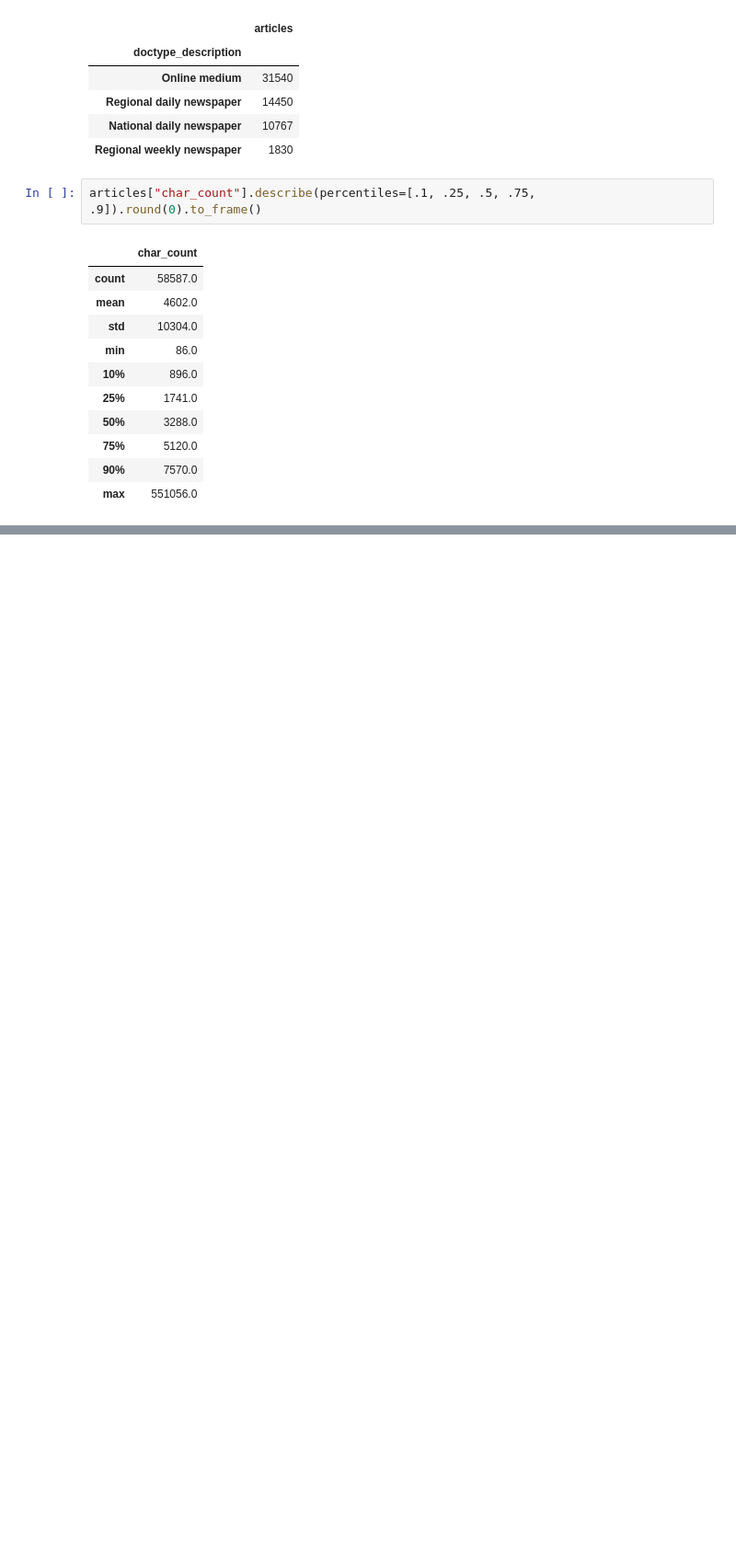
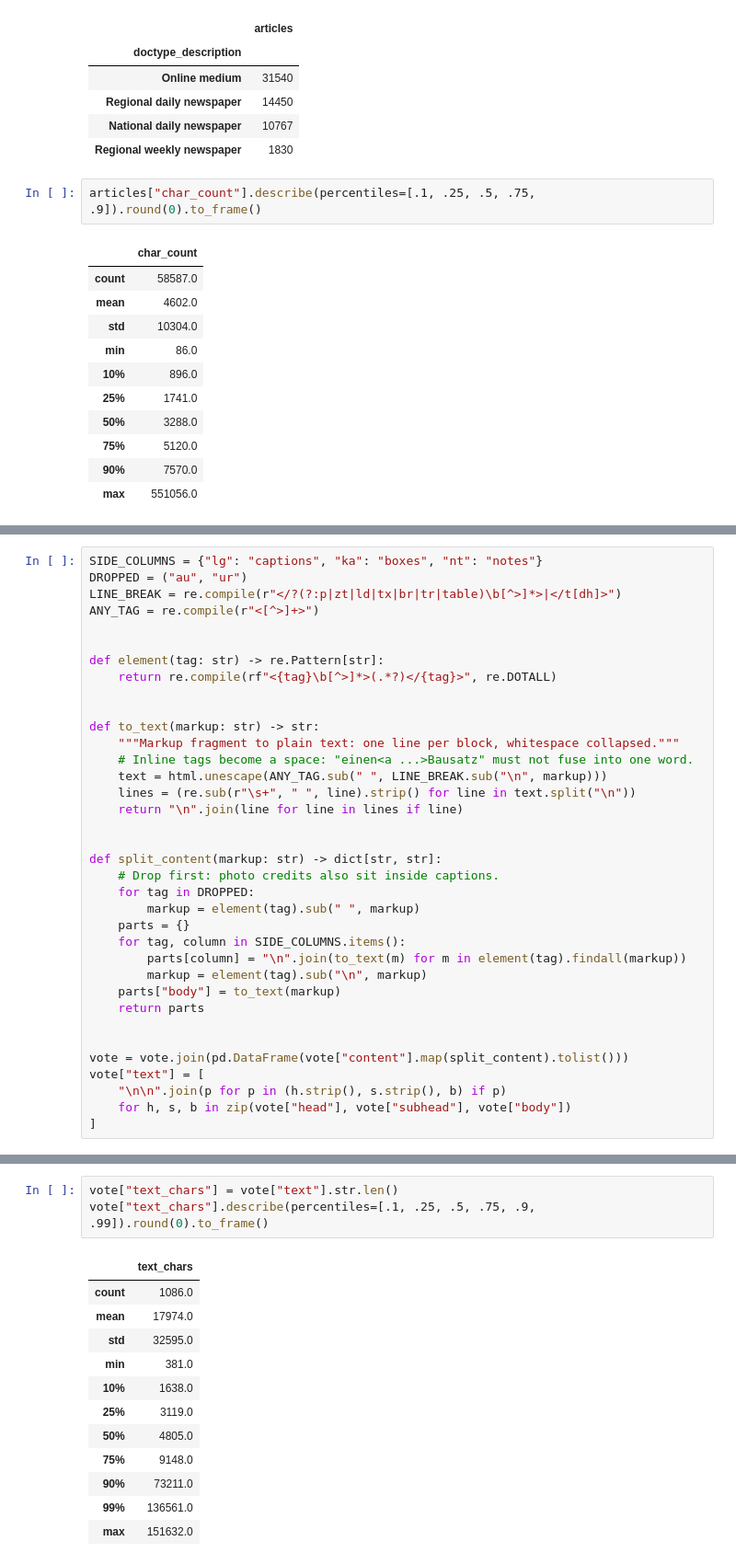
Before and after one commit to RasanYo/political-graph-rag, a Jupyter notebook: notebooks/02_explore_ner_de.ipynb, the cells around one changed output, grey strips where cells are left out. Shown at 92% size. Saved outputs shown, nothing was run; the diff lists cells and outputs as text; blank space fills up the shorter version.

```diff
--- a/notebooks/02_explore_ner_de.ipynb
+++ b/notebooks/02_explore_ner_de.ipynb
@@ -125,0 +220,36 @@ articles["char_count"].describe(percentiles=[.1, .25, .5, .75, .9]).round(0).to_
+# %%
+SIDE_COLUMNS = {"lg": "captions", "ka": "boxes", "nt": "notes"}
+DROPPED = ("au", "ur")
+LINE_BREAK = re.compile(r"</?(?:p|zt|ld|tx|br|tr|table)\b[^>]*>|</t[dh]>")
+ANY_TAG = re.compile(r"<[^>]+>")
+
+
+def element(tag: str) -> re.Pattern[str]:
+    return re.compile(rf"<{tag}\b[^>]*>(.*?)</{tag}>", re.DOTALL)
+
+
+def to_text(markup: str) -> str:
+    """Markup fragment to plain text: one line per block, whitespace collapsed."""
+    # Inline tags become a space: "einen<a ...>Bausatz" must not fuse into one word.
+    text = html.unescape(ANY_TAG.sub(" ", LINE_BREAK.sub("\n", markup)))
+    lines = (re.sub(r"\s+", " ", line).strip() for line in text.split("\n"))
+    return "\n".join(line for line in lines if line)
+
+
+def split_content(markup: str) -> dict[str, str]:
+    # Drop first: photo credits also sit inside captions.
+    for tag in DROPPED:
+        markup = element(tag).sub(" ", markup)
+    parts = {}
+    for tag, column in SIDE_COLUMNS.items():
+        parts[column] = "\n".join(to_text(m) for m in element(tag).findall(markup))
+        markup = element(tag).sub("\n", markup)
+    parts["body"] = to_text(markup)
+    return parts
+
+
+vote = vote.join(pd.DataFrame(vote["content"].map(split_content).tolist()))
+vote["text"] = [
+    "\n\n".join(p for p in (h.strip(), s.strip(), b) if p)
+    for h, s, b in zip(vote["head"], vote["subhead"], vote["body"])
+]
@@ -125,0 +286,16 @@ articles["char_count"].describe(percentiles=[.1, .25, .5, .75, .9]).round(0).to_
+# %%
+vote["text_chars"] = vote["text"].str.len()
+vote["text_chars"].describe(percentiles=[.1, .25, .5, .75, .9, .99]).round(0).to_frame()
+# %% [output]
+|  | text_chars |
+| count | 1086.0 |
+| mean | 17974.0 |
+| std | 32595.0 |
+| min | 381.0 |
+| 10% | 1638.0 |
+| 25% | 3119.0 |
+| 50% | 4805.0 |
+| 75% | 9148.0 |
+| 90% | 73211.0 |
+| 99% | 136561.0 |
+| max | 151632.0 |
```
Also changed, not shown: parts of 9 cells of this notebook.
